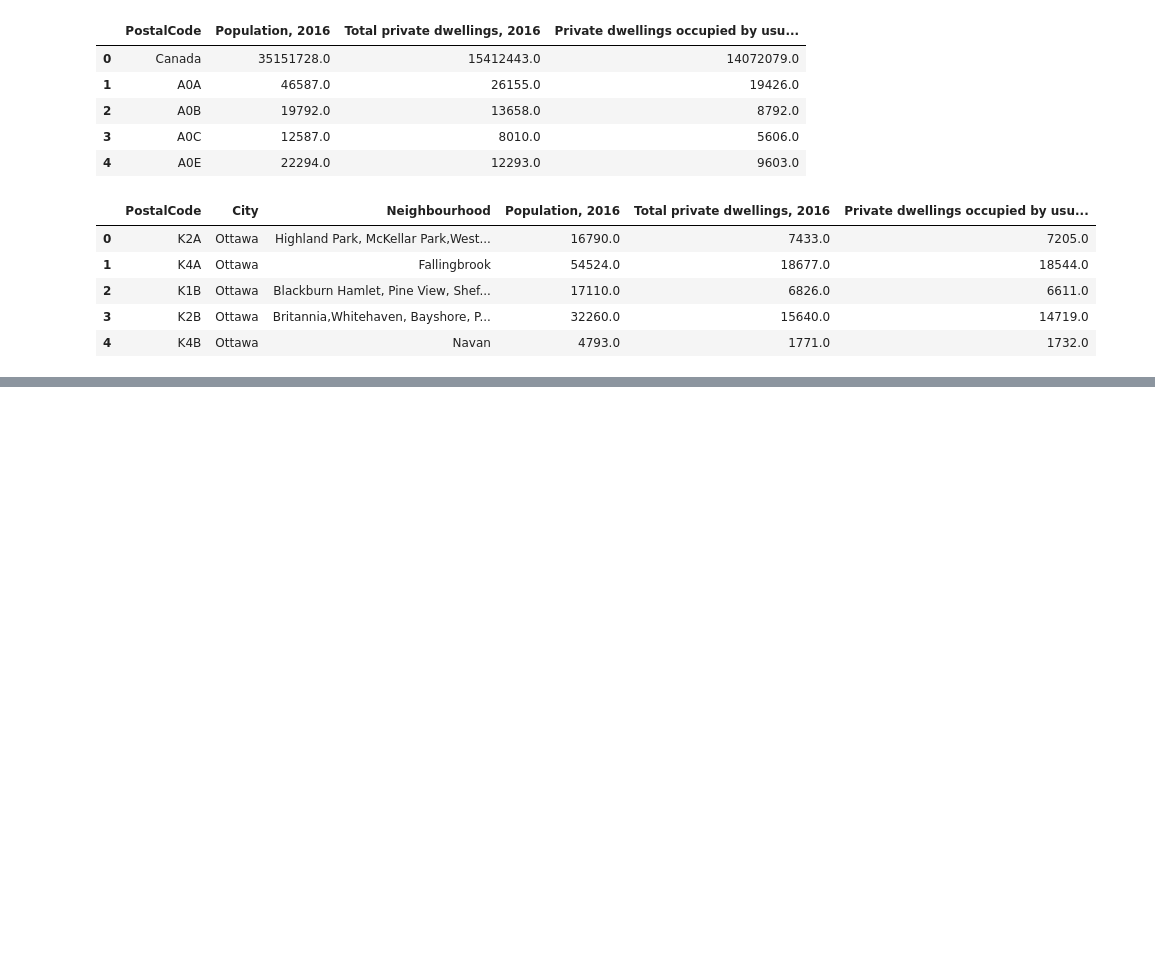
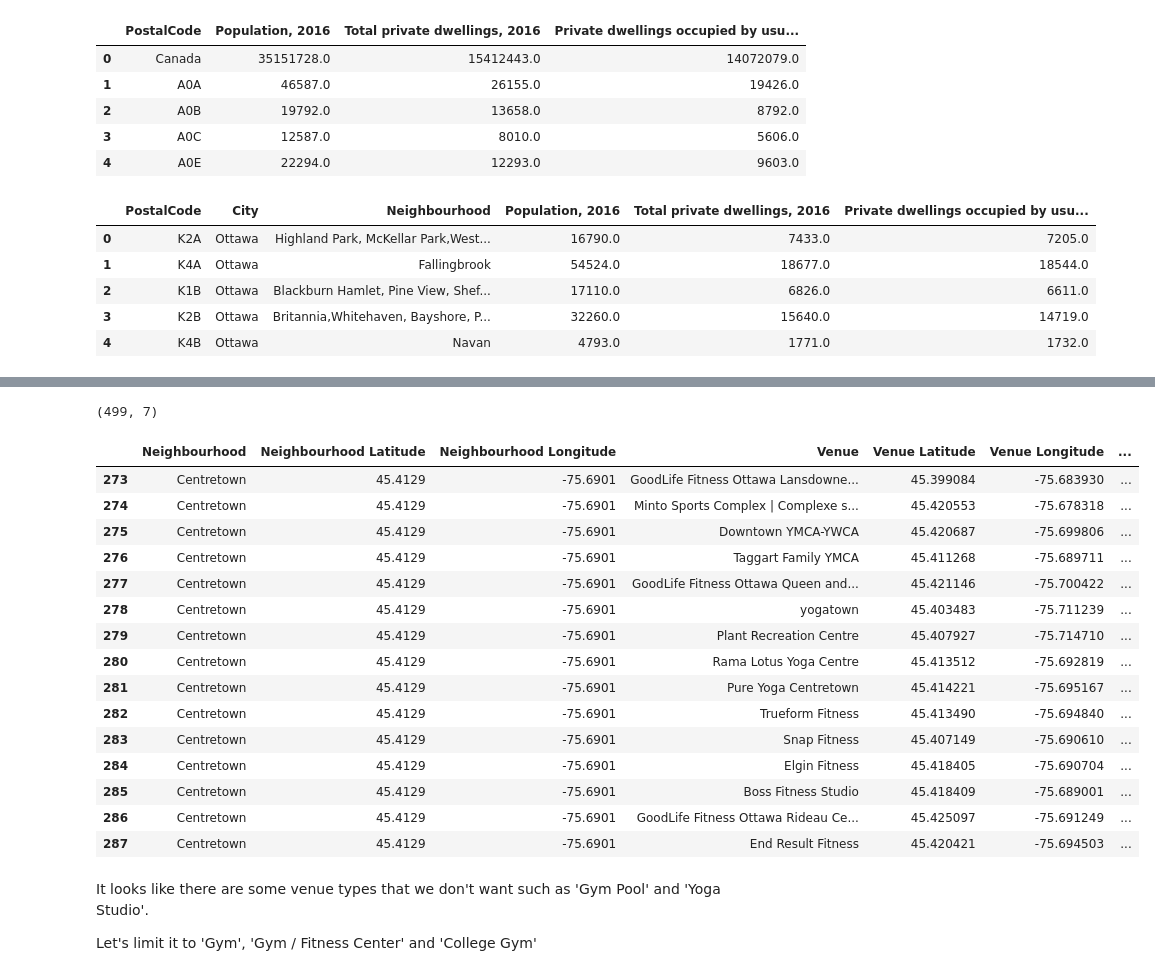
Before and after one commit to Carrank/Coursera_Capstone, a Jupyter notebook: Coursera_Capstone_Final.ipynb, the cells around one changed output, grey strips where cells are left out. Cells and saved outputs as stored; diff of their text form; code cells hidden in the pictures; blank space fills up the shorter version.

```diff
--- a/Coursera_Capstone_Final.ipynb
+++ b/Coursera_Capstone_Final.ipynb
@@ -151,0 +237,8 @@ ottawapop_df.head()
+# %%
+address = 'Ottawa, ON'
+
+geolocator = Nominatim(user_agent="on_explorer")
+oloc = geolocator.geocode(address)
+olat = location.latitude
+olong = location.longitude
+print('The geograpical coordinates of Ottawa are {}, {}.'.format(olat, olong))
@@ -395,0 +356,27 @@ ottawa_onehot.shape
+# %%
+ottawa_gyms.shape
+# %% [output]
+(499, 7)
+# %%
+centretown_gyms = ottawa_gyms.loc[ottawa_gyms['Neighbourhood'] == 'Centretown']
+centretown_gyms.head(15)
+# %% [output]
+|  | Neighbourhood | Neighbourhood Latitude | Neighbourhood Longitude | Venue | Venue Latitude | Venue Longitude | ... |
+| 273 | Centretown | 45.4129 | -75.6901 | GoodLife Fitness Ottawa Lansdowne... | 45.399084 | -75.683930 | ... |
+| 274 | Centretown | 45.4129 | -75.6901 | Minto Sports Complex | Complexe s... | 45.420553 | -75.678318 | ... |
+| 275 | Centretown | 45.4129 | -75.6901 | Downtown YMCA-YWCA | 45.420687 | -75.699806 | ... |
+| 276 | Centretown | 45.4129 | -75.6901 | Taggart Family YMCA | 45.411268 | -75.689711 | ... |
+| 277 | Centretown | 45.4129 | -75.6901 | GoodLife Fitness Ottawa Queen and... | 45.421146 | -75.700422 | ... |
+| 278 | Centretown | 45.4129 | -75.6901 | yogatown | 45.403483 | -75.711239 | ... |
+| 279 | Centretown | 45.4129 | -75.6901 | Plant Recreation Centre | 45.407927 | -75.714710 | ... |
+| 280 | Centretown | 45.4129 | -75.6901 | Rama Lotus Yoga Centre | 45.413512 | -75.692819 | ... |
+| 281 | Centretown | 45.4129 | -75.6901 | Pure Yoga Centretown | 45.414221 | -75.695167 | ... |
+| 282 | Centretown | 45.4129 | -75.6901 | Trueform Fitness | 45.413490 | -75.694840 | ... |
+| 283 | Centretown | 45.4129 | -75.6901 | Snap Fitness | 45.407149 | -75.690610 | ... |
+| 284 | Centretown | 45.4129 | -75.6901 | Elgin Fitness | 45.418405 | -75.690704 | ... |
+| 285 | Centretown | 45.4129 | -75.6901 | Boss Fitness Studio | 45.418409 | -75.689001 | ... |
+| 286 | Centretown | 45.4129 | -75.6901 | GoodLife Fitness Ottawa Rideau Ce... | 45.425097 | -75.691249 | ... |
+| 287 | Centretown | 45.4129 | -75.6901 | End Result Fitness | 45.420421 | -75.694503 | ... |
+# %% [markdown]
+<p>It looks like there are some venue types that we don't want such as 'Gym Pool' and 'Yoga Studio'.</p>
+Let's limit it to 'Gym', 'Gym / Fitness Center' and 'College Gym'
```
Also changed, not shown: parts of 78 cells of this notebook.
